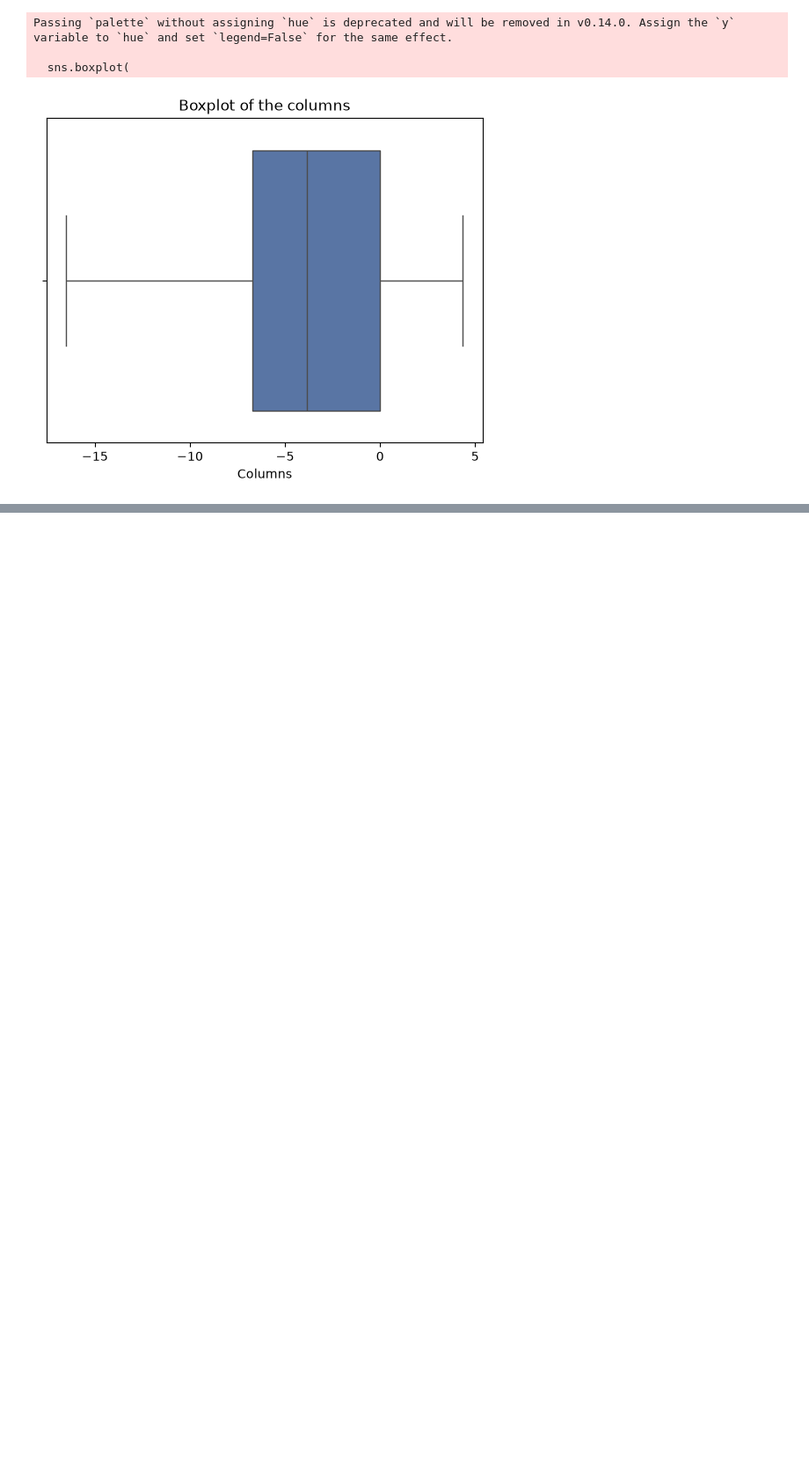
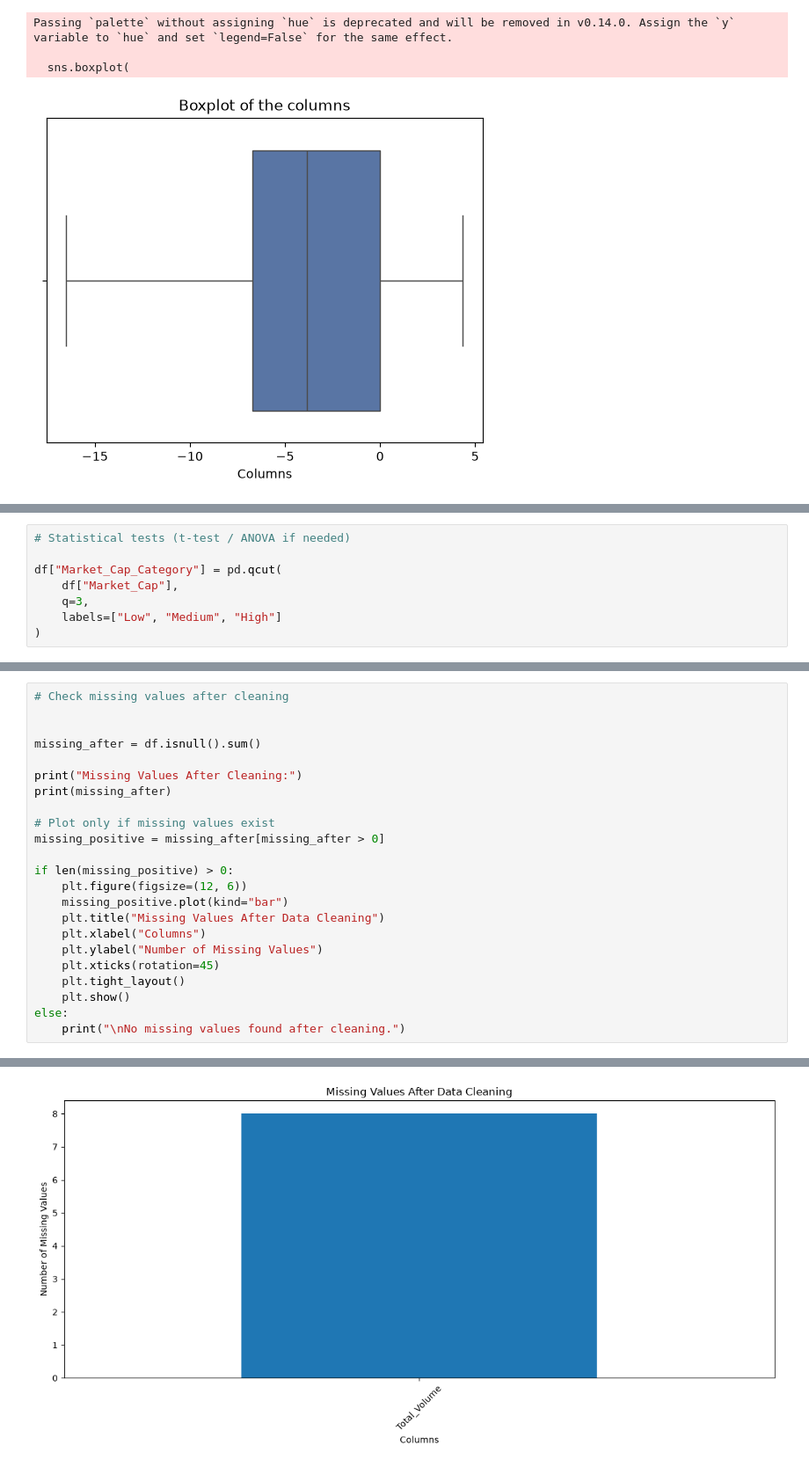
Before and after one commit to VaishnaviKirkan01/Advanced_Multi-Source_Data_Pipeline_Project, a Jupyter notebook: CoinGeko_Analysis/EDA.ipynb, the cells around one changed output, grey strips where cells are left out. Shown at 88% size. Cells and saved outputs as stored; diff of their text form; blank space fills up the shorter version.

```diff
--- a/CoinGeko_Analysis/EDA.ipynb
+++ b/CoinGeko_Analysis/EDA.ipynb
@@ -348,0 +428,8 @@ np.float64(-3.82867)
+# %%
+# Statistical tests (t-test / ANOVA if needed)
+
+df["Market_Cap_Category"] = pd.qcut(
+    df["Market_Cap"],
+    q=3,
+    labels=["Low", "Medium", "High"]
+)
@@ -348,0 +529,24 @@ np.float64(-3.82867)
+# %%
+# Check missing values after cleaning
+
+
+missing_after = df.isnull().sum()
+
+print("Missing Values After Cleaning:")
+print(missing_after)
+
+# Plot only if missing values exist
+missing_positive = missing_after[missing_after > 0]
+
+if len(missing_positive) > 0:
+    plt.figure(figsize=(12, 6))
+    missing_positive.plot(kind="bar")
+    plt.title("Missing Values After Data Cleaning")
+    plt.xlabel("Columns")
+    plt.ylabel("Number of Missing Values")
+    plt.xticks(rotation=45)
+    plt.tight_layout()
+    plt.show()
+else:
+    print("\nNo missing values found after cleaning.")
+# %% [output]
@@ -348,0 +570 @@ np.float64(-3.82867)
+[figure, added]
```
Also changed, not shown: parts of 13 cells of this notebook.
